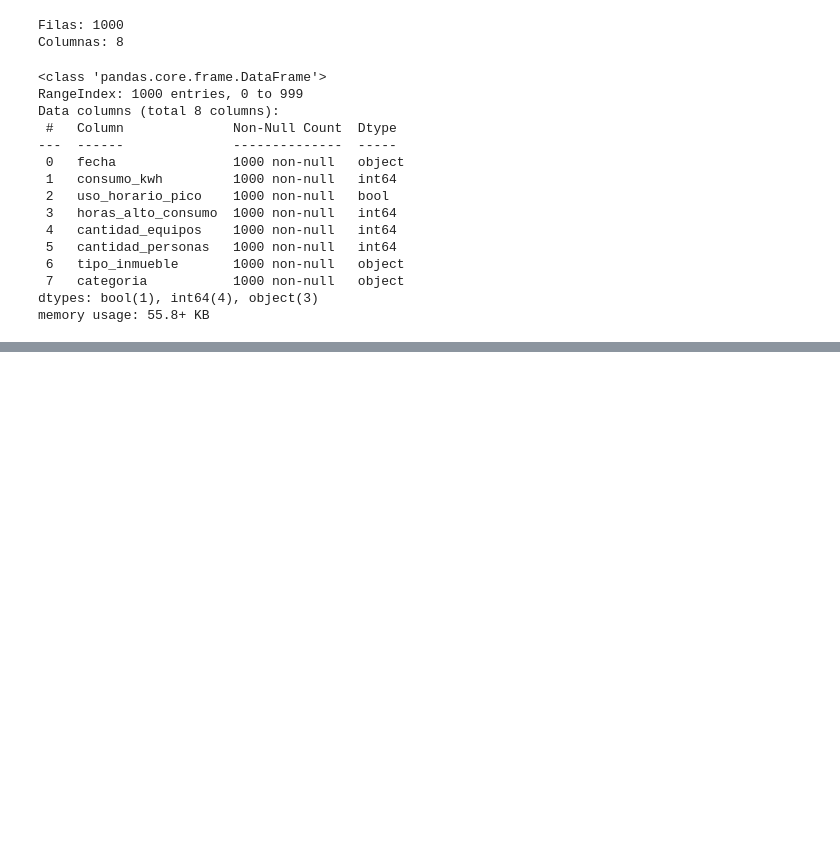
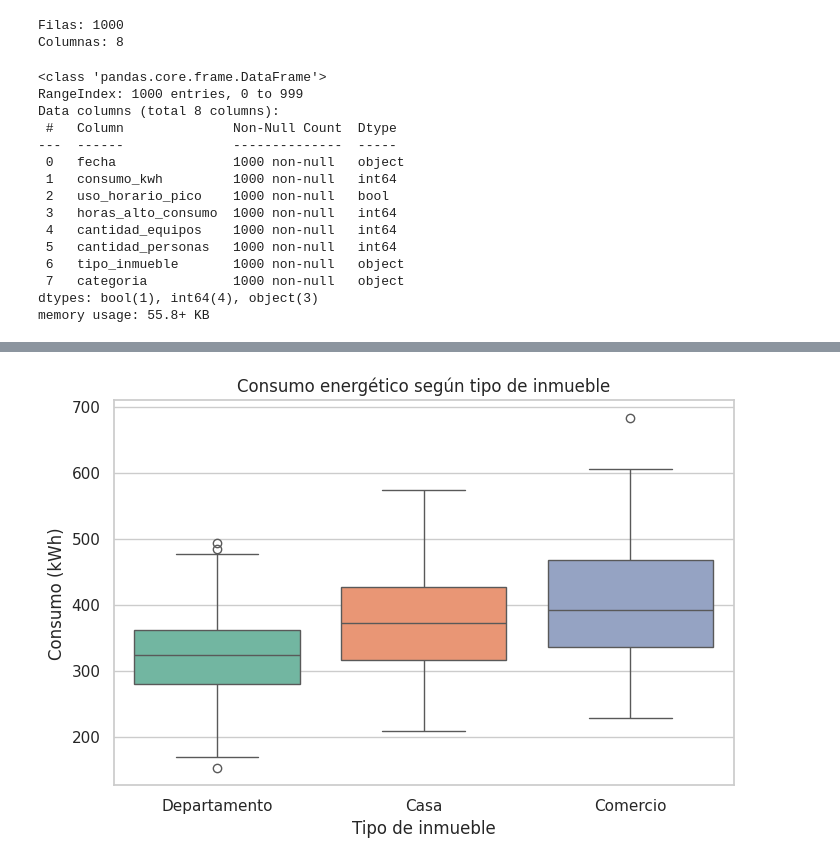
Before and after one commit to No-Country-simulation/G9-LATAM-TEAM-33, a Jupyter notebook: data-science/notebooks/EnergIA_Grupo33.ipynb, the cells around one changed output, grey strips where cells are left out. Drawn from its saved outputs; the diff is of its cells as text; code cells hidden in the pictures; blank space fills up the shorter version.

```diff
--- a/data-science/notebooks/EnergIA_Grupo33.ipynb
+++ b/data-science/notebooks/EnergIA_Grupo33.ipynb
@@ -505,0 +531,18 @@ dtype: float64
+# %%
+plt.figure(figsize=(8,5))
+
+sns.boxplot(
+    data=df,
+    x="tipo_inmueble",
+    hue="tipo_inmueble",
+    y="consumo_kwh",
+    palette="Set2"
+)
+
+plt.title("Consumo energético según tipo de inmueble")
+plt.xlabel("Tipo de inmueble")
+plt.ylabel("Consumo (kWh)")
+
+plt.show()
+# %% [output]
+[figure, added]
```
Also changed, not shown: parts of 31 cells of this notebook, 1 other file.
